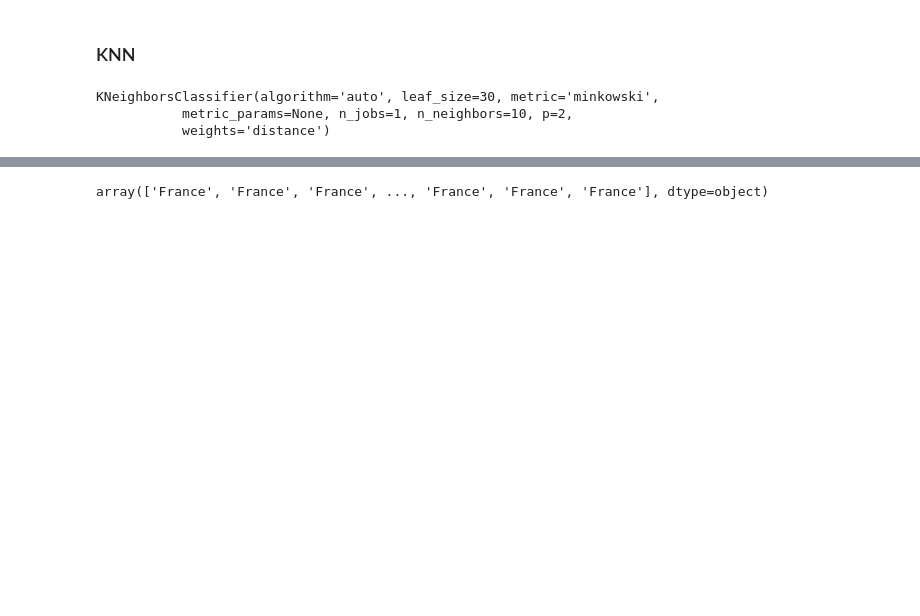
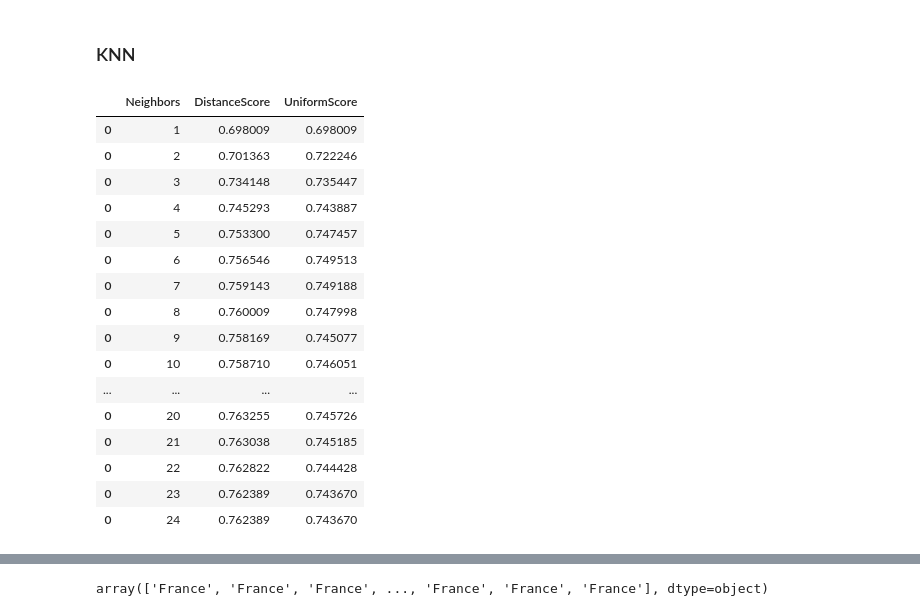
Before and after one commit to jaredvonhalle/CSC478WorldFoodFacts, a Jupyter notebook: Food.ipynb, the cells around one changed output, grey strips where cells are left out. Saved outputs shown, nothing was run; the diff lists cells and outputs as text; code cells hidden in the pictures; blank space fills up the shorter version.

```diff
--- a/Food.ipynb
+++ b/Food.ipynb
@@ -487,13 +570,3 @@ X_train, X_test, Y_train, Y_test = train_test_split(countriesRecords, countriesT
 min_max_scaler = preprocessing.MinMaxScaler().fit(X_train)
 train_norm = min_max_scaler.transform(X_train)
 test_norm = min_max_scaler.transform(X_test)
-# %%
-#create a scikit-learn KNN classifier. I tried a number of different values for K with both weight parameters.
-#Discussion of findings at the end of this section
-n_neighbors = 10
-knnclf = neighbors.KNeighborsClassifier(n_neighbors, weights='distance')
-knnclf.fit(train_norm, Y_train)
-# %% [output]
-KNeighborsClassifier(algorithm='auto', leaf_size=30, metric='minkowski',
-           metric_params=None, n_jobs=1, n_neighbors=10, p=2,
-           weights='distance')
@@ -499,0 +588,21 @@ KNeighborsClassifier(algorithm='auto', leaf_size=30, metric='minkowski',
+# %%
+#print out the results
+res
+# %% [output]
+|  | Neighbors | DistanceScore | UniformScore |
+| 0 | 1 | 0.698009 | 0.698009 |
+| 0 | 2 | 0.701363 | 0.722246 |
+| 0 | 3 | 0.734148 | 0.735447 |
+| 0 | 4 | 0.745293 | 0.743887 |
+| 0 | 5 | 0.753300 | 0.747457 |
+| 0 | 6 | 0.756546 | 0.749513 |
+| 0 | 7 | 0.759143 | 0.749188 |
+| 0 | 8 | 0.760009 | 0.747998 |
+| 0 | 9 | 0.758169 | 0.745077 |
+| 0 | 10 | 0.758710 | 0.746051 |
+| ... | ... | ... | ... |
+| 0 | 20 | 0.763255 | 0.745726 |
+| 0 | 21 | 0.763038 | 0.745185 |
+| 0 | 22 | 0.762822 | 0.744428 |
+| 0 | 23 | 0.762389 | 0.743670 |
+| 0 | 24 | 0.762389 | 0.743670 |
```
Also changed, not shown: parts of 39 cells of this notebook.
